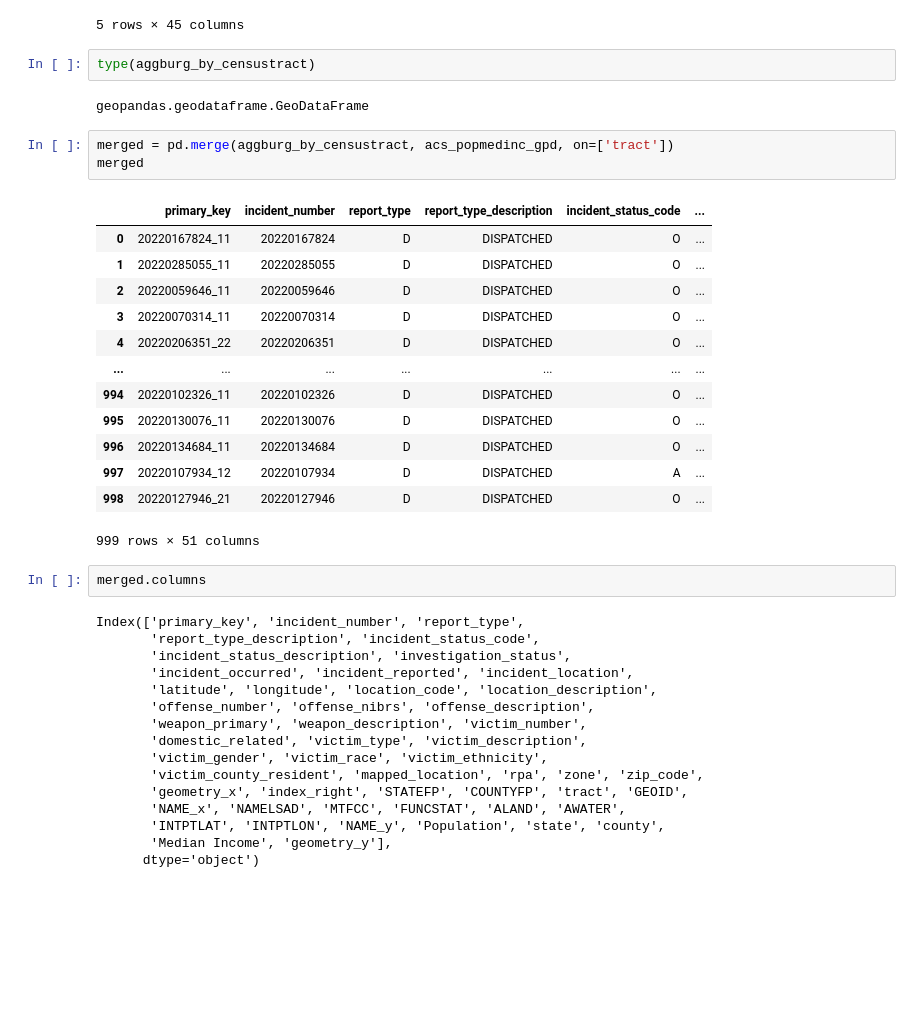
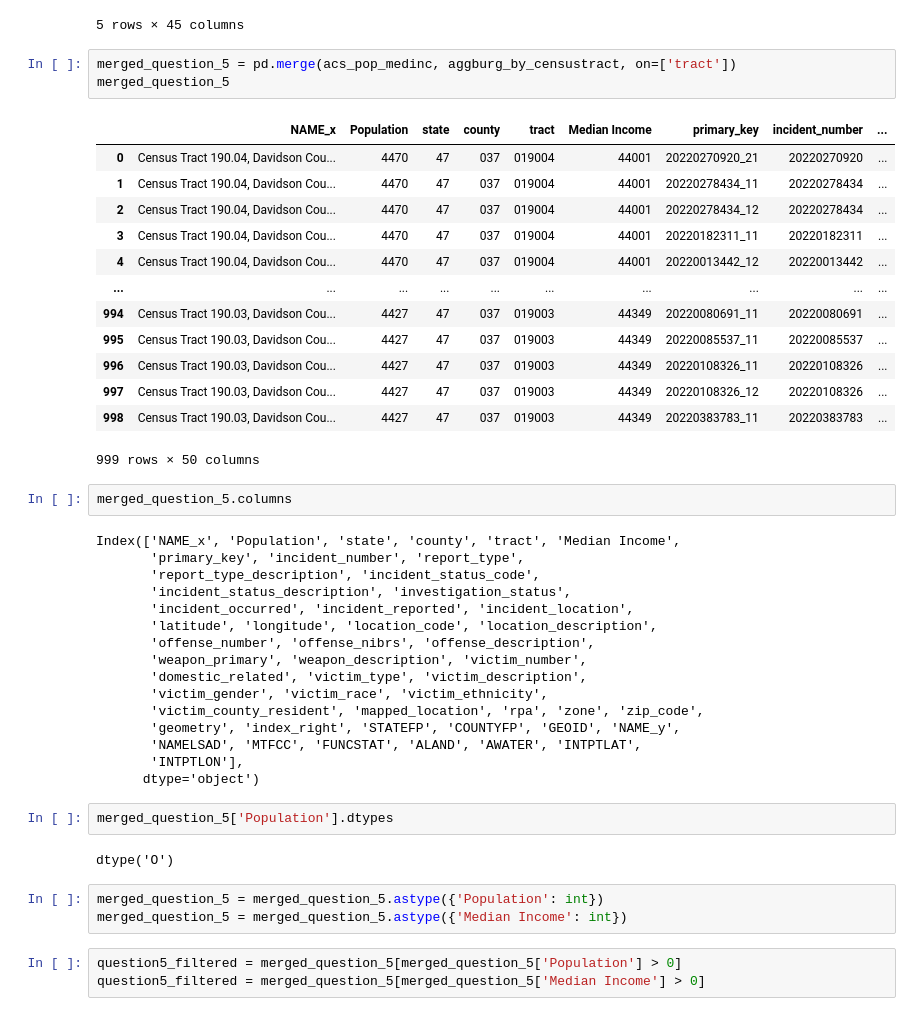
Before and after one commit to nss-data-science-cohort-6/api_project-jolly_ranchers, a Jupyter notebook: JR_API.ipynb, the cells around one changed output. Drawn from its saved outputs; the diff is of its cells as text; blank space fills up the shorter version.

Commit message:
question 5 completed

```diff
--- a/JR_API.ipynb
+++ b/JR_API.ipynb
@@ -382,31 +347,28 @@ aggburg_by_censustract.head()
 | 229 | 20220070314_11 | 20220070314 | D | DISPATCHED | O | ... |
 | 323 | 20220206351_22 | 20220206351 | D | DISPATCHED | O | ... |
 5 rows × 45 columns
-# %%
-type(aggburg_by_censustract)
-# %% [output]
-geopandas.geodataframe.GeoDataFrame
 # %%
-merged = pd.merge(aggburg_by_censustract, acs_popmedinc_gpd, on=['tract'])
-merged
+merged_question_5 = pd.merge(acs_pop_medinc, aggburg_by_censustract, on=['tract'])
+merged_question_5
 # %% [output]
-|  | primary_key | incident_number | report_type | report_type_description | incident_status_code | ... |
-| 0 | 20220167824_11 | 20220167824 | D | DISPATCHED | O | ... |
-| 1 | 20220285055_11 | 20220285055 | D | DISPATCHED | O | ... |
-| 2 | 20220059646_11 | 20220059646 | D | DISPATCHED | O | ... |
-| 3 | 20220070314_11 | 20220070314 | D | DISPATCHED | O | ... |
-| 4 | 20220206351_22 | 20220206351 | D | DISPATCHED | O | ... |
-| ... | ... | ... | ... | ... | ... | ... |
-| 994 | 20220102326_11 | 20220102326 | D | DISPATCHED | O | ... |
-| 995 | 20220130076_11 | 20220130076 | D | DISPATCHED | O | ... |
-| 996 | 20220134684_11 | 20220134684 | D | DISPATCHED | O | ... |
-| 997 | 20220107934_12 | 20220107934 | D | DISPATCHED | A | ... |
-| 998 | 20220127946_21 | 20220127946 | D | DISPATCHED | O | ... |
+|  | NAME_x | Population | state | county | tract | Median Income | primary_key | incident_number | ... |
+| 0 | Census Tract 190.04, Davidson Cou... | 4470 | 47 | 037 | 019004 | 44001 | 20220270920_21 | 20220270920 | ... |
+| 1 | Census Tract 190.04, Davidson Cou... | 4470 | 47 | 037 | 019004 | 44001 | 20220278434_11 | 20220278434 | ... |
+| 2 | Census Tract 190.04, Davidson Cou... | 4470 | 47 | 037 | 019004 | 44001 | 20220278434_12 | 20220278434 | ... |
+| 3 | Census Tract 190.04, Davidson Cou... | 4470 | 47 | 037 | 019004 | 44001 | 20220182311_11 | 20220182311 | ... |
+| 4 | Census Tract 190.04, Davidson Cou... | 4470 | 47 | 037 | 019004 | 44001 | 20220013442_12 | 20220013442 | ... |
+| ... | ... | ... | ... | ... | ... | ... | ... | ... | ... |
+| 994 | Census Tract 190.03, Davidson Cou... | 4427 | 47 | 037 | 019003 | 44349 | 20220080691_11 | 20220080691 | ... |
+| 995 | Census Tract 190.03, Davidson Cou... | 4427 | 47 | 037 | 019003 | 44349 | 20220085537_11 | 20220085537 | ... |
+| 996 | Census Tract 190.03, Davidson Cou... | 4427 | 47 | 037 | 019003 | 44349 | 20220108326_11 | 20220108326 | ... |
+| 997 | Census Tract 190.03, Davidson Cou... | 4427 | 47 | 037 | 019003 | 44349 | 20220108326_12 | 20220108326 | ... |
+| 998 | Census Tract 190.03, Davidson Cou... | 4427 | 47 | 037 | 019003 | 44349 | 20220383783_11 | 20220383783 | ... |
-999 rows × 51 columns
+999 rows × 50 columns
 # %%
-merged.columns
+merged_question_5.columns
 # %% [output]
-Index(['primary_key', 'incident_number', 'report_type',
+Index(['NAME_x', 'Population', 'state', 'county', 'tract', 'Median Income',
+       'primary_key', 'incident_number', 'report_type',
        'report_type_description', 'incident_status_code',
        'incident_status_description', 'investigation_status',
        'incident_occurred', 'incident_reported', 'incident_location',
@@ -416,8 +378,17 @@ Index(['primary_key', 'incident_number', 'report_type',
        'domestic_related', 'victim_type', 'victim_description',
        'victim_gender', 'victim_race', 'victim_ethnicity',
        'victim_county_resident', 'mapped_location', 'rpa', 'zone', 'zip_code',
-       'geometry_x', 'index_right', 'STATEFP', 'COUNTYFP', 'tract', 'GEOID',
-       'NAME_x', 'NAMELSAD', 'MTFCC', 'FUNCSTAT', 'ALAND', 'AWATER',
-       'INTPTLAT', 'INTPTLON', 'NAME_y', 'Population', 'state', 'county',
-       'Median Income', 'geometry_y'],
+       'geometry', 'index_right', 'STATEFP', 'COUNTYFP', 'GEOID', 'NAME_y',
+       'NAMELSAD', 'MTFCC', 'FUNCSTAT', 'ALAND', 'AWATER', 'INTPTLAT',
+       'INTPTLON'],
       dtype='object')
+# %%
+merged_question_5['Population'].dtypes
+# %% [output]
+dtype('O')
+# %%
+merged_question_5 = merged_question_5.astype({'Population': int})
+merged_question_5 = merged_question_5.astype({'Median Income': int})
+# %%
+question5_filtered = merged_question_5[merged_question_5['Population'] > 0]
+question5_filtered = merged_question_5[merged_question_5['Median Income'] > 0]
```
Also changed, not shown: parts of 8 cells of this notebook.
